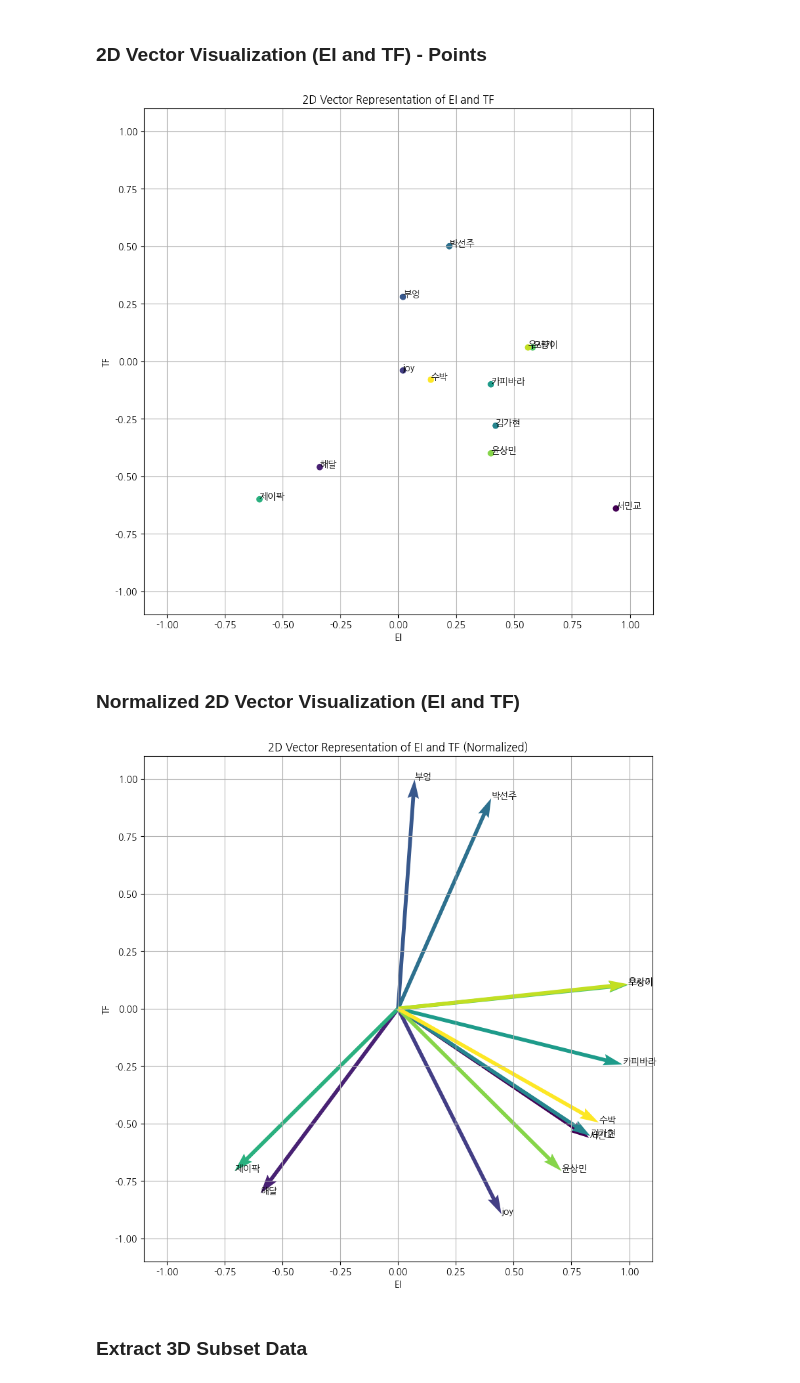
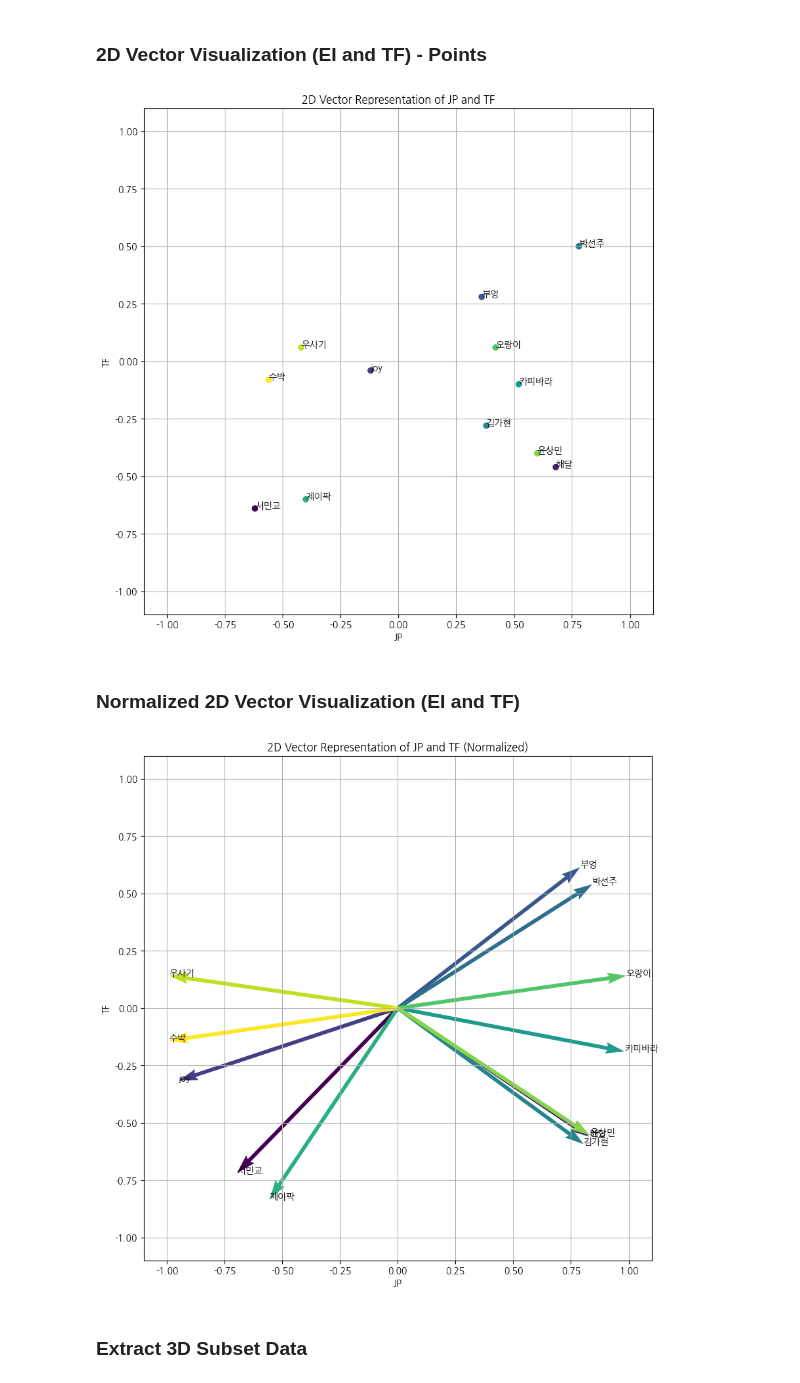
Before and after one commit to Okelong/OOkelong, a Jupyter notebook: notebook_2026/Lab01_vis_vectors.ipynb, the cells around one changed output. Cells and saved outputs as stored; diff of their text form; code cells hidden in the pictures.

```diff
--- a/notebook_2026/Lab01_vis_vectors.ipynb
+++ b/notebook_2026/Lab01_vis_vectors.ipynb
@@ -51,7 +55,7 @@ import matplotlib.pyplot as plt
 import numpy as np
 import koreanize_matplotlib
 # Extract EI and TF data from df_
-data_2d = df[['EI', 'TF']].to_numpy()
+data_2d = df[['JP', 'TF']].to_numpy()
 names_2d = df['Name'].tolist()
 
 fig, ax = plt.subplots(figsize=(10, 10))
@@ -72,9 +76,9 @@ for i, (x, y) in enumerate(data_2d):
 max_val_2d = 1.1 #np.max(np.abs(data_2d))
 ax.set_xlim([-max_val_2d, max_val_2d])
 ax.set_ylim([-max_val_2d, max_val_2d])
-ax.set_xlabel('EI')
+ax.set_xlabel('JP')
 ax.set_ylabel('TF')
-ax.set_title('2D Vector Representation of EI and TF')
+ax.set_title('2D Vector Representation of JP and TF')
 ax.grid()
 plt.show()
 # %% [output]
@@ -85,7 +89,7 @@ plt.show()
 import matplotlib.pyplot as plt
 import numpy as np
 # Extract EI and TF data from df_
-data_2d = df[['EI', 'TF']].to_numpy()
+data_2d = df[['JP', 'TF']].to_numpy()
 names_2d = df['Name'].tolist()
 
 fig, ax = plt.subplots(figsize=(10, 10))
@@ -106,49 +110,49 @@ for i, (x, y) in enumerate(data_2d):
 max_val_2d = 1.1 #np.max(np.abs(data_2d))
 ax.set_xlim([-max_val_2d, max_val_2d])
 ax.set_ylim([-max_val_2d, max_val_2d])
-ax.set_xlabel('EI')
+ax.set_xlabel('JP')
 ax.set_ylabel('TF')
-ax.set_title('2D Vector Representation of EI and TF')
+ax.set_title('2D Vector Representation of JP and TF')
 ax.grid()
 plt.show()
 # %% [output]
-[figure, old version]
+[figure, new version]
 # %% [markdown]
 ### Normalized 2D Vector Visualization (EI and TF)
 # %%
 # Extract EI and TF data from df_
-data_2d = df[['EI', 'TF']].to_numpy()
+data_2d = df[['JP', 'TF']].to_numpy()
 names_2d = df['Name'].tolist()
 
 fig, ax = plt.subplots(figsize=(10, 10))
 
 # Normalize the data to make all vectors have a length of 1
 norms_2d = np.linalg.norm(data_2d, axis=1)
 normalized_data_2d = data_2d / norms_2d[:, np.newaxis]
 
 # Plotting vectors from origin (0,0)
 origin_2d = np.zeros(normalized_data_2d.shape)
 
 # Create a list of colors, one for each data point
 colors = plt.cm.viridis(np.linspace(0, 1, len(normalized_data_2d)))
 
 ax.quiver(origin_2d[:, 0], origin_2d[:, 1], normalized_data_2d[:, 0], normalized_data_2d[:, 1], color=colors, angles='xy', scale_units='xy', scale=1)
 
 # Add names at the end of each arrow
 for i, (x, y) in enumerate(normalized_data_2d):
     ax.text(x, y, names_2d[i])
 
 # Set limits and labels
 # Since vectors are normalized to length 1, the limits can be set to be slightly larger than 1
 ax.set_xlim([-1.1, 1.1])
 ax.set_ylim([-1.1, 1.1])
-ax.set_xlabel('EI')
+ax.set_xlabel('JP')
 ax.set_ylabel('TF')
-ax.set_title('2D Vector Representation of EI and TF (Normalized)')
+ax.set_title('2D Vector Representation of JP and TF (Normalized)')
 ax.grid()
 plt.show()
 # %% [output]
-[figure, old version]
+[figure, new version]
 # %% [markdown]
 ### Extract 3D Subset Data
 # %%
```
Also changed, not shown: parts of 4 cells of this notebook.
